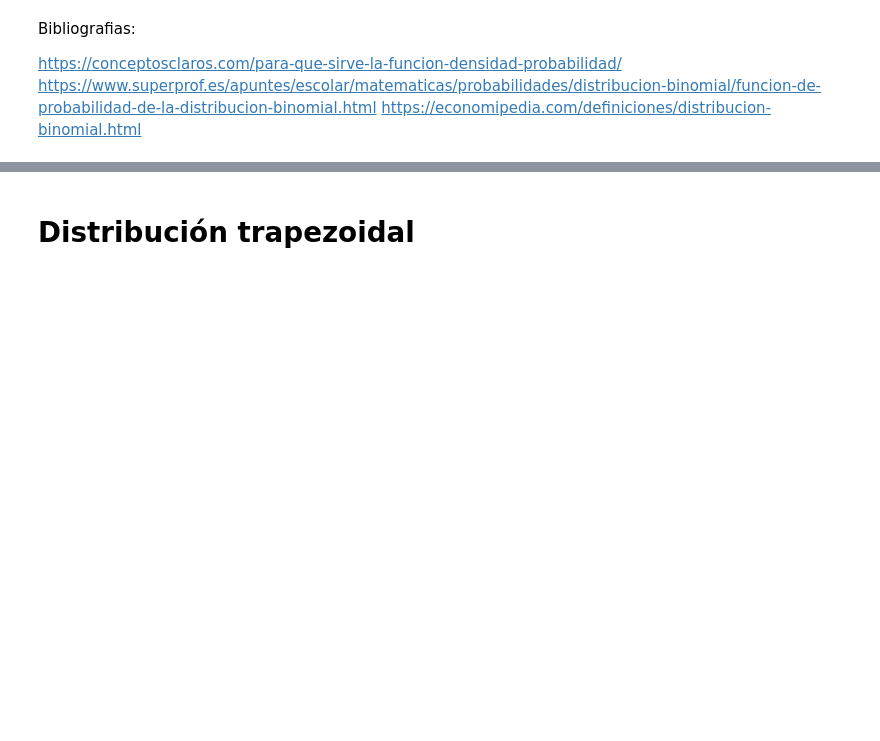
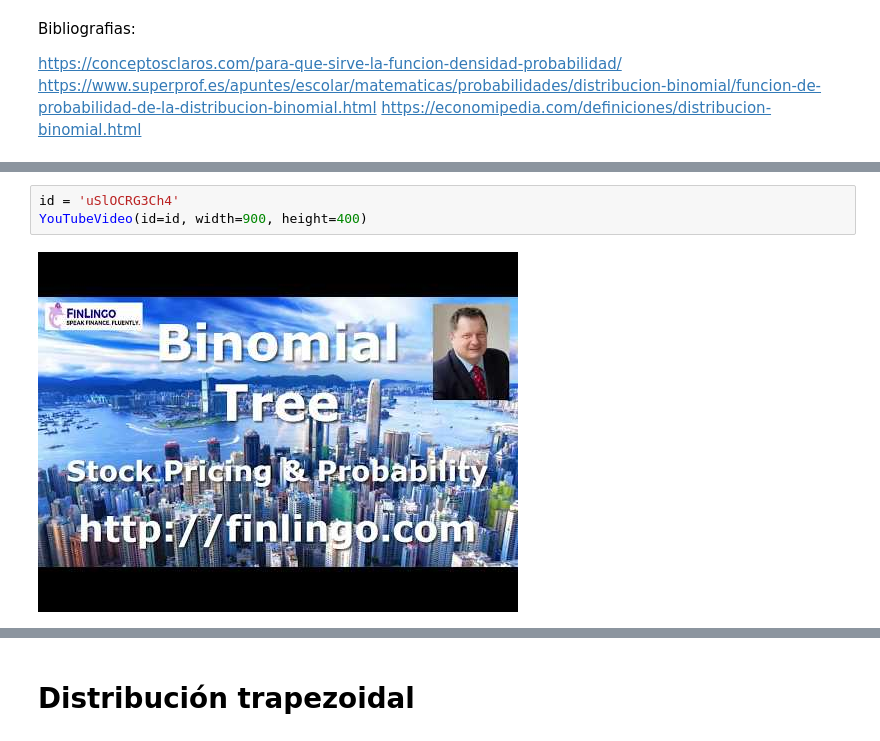
Before and after one commit to Julio99olaf/Pagina-distribucion, a Jupyter notebook: Distribuciones .ipynb, the cells around one changed output, grey strips where cells are left out. Cells and saved outputs as stored; diff of their text form; blank space fills up the shorter version.

```diff
--- a/Distribuciones .ipynb
+++ b/Distribuciones .ipynb
@@ -155,0 +160,5 @@ https://economipedia.com/definiciones/distribucion-binomial.html
+# %%
+id = 'uSlOCRG3Ch4'
+YouTubeVideo(id=id, width=900, height=400)
+# %% [output]
+[figure, added]
```
Also changed, not shown: parts of 7 cells of this notebook, 1 other file.
